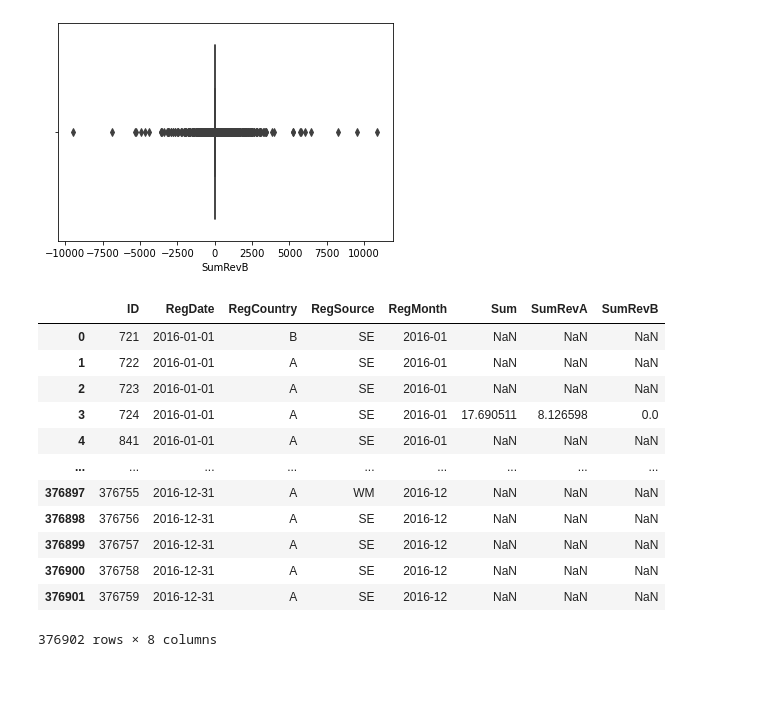
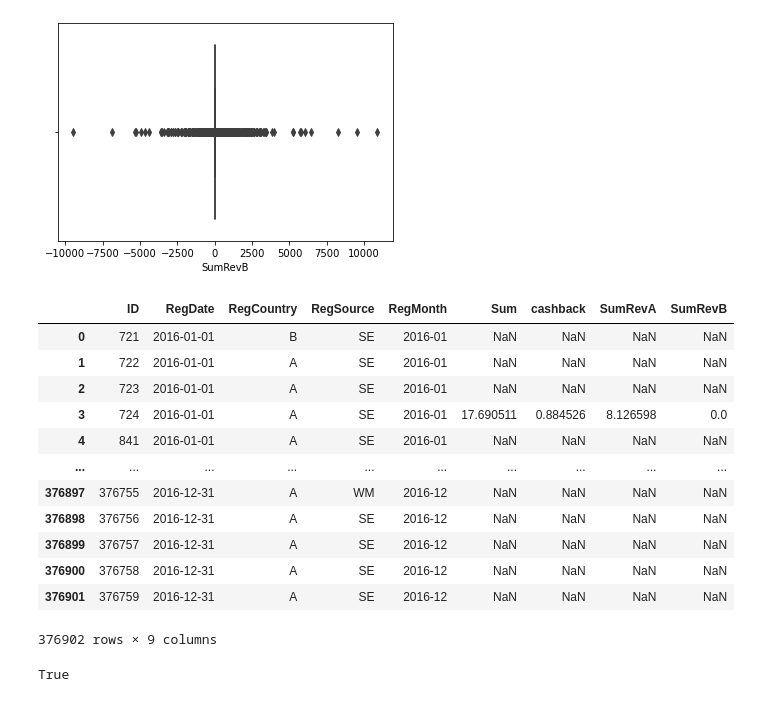
Before and after one commit to demuramax/Analysis-Report, a Jupyter notebook: analysis_report.ipynb, the cells around one changed output. Saved outputs shown, nothing was run; the diff lists cells and outputs as text; code cells hidden in the pictures.

```diff
--- a/analysis_report.ipynb
+++ b/analysis_report.ipynb
@@ -98,4 +63,4 @@ Indexing with multiple keys (implicitly converted to a tuple of keys) will be de
 # %%
-data2_sum = data2.groupby('ID', as_index=False).agg({'DepDate': 'min', 'Sum': 'sum'})
+data2_sum = data2.groupby(['ID', 'DepMonth'], as_index=False)['Sum'].sum()
 data2_sum
 # %% [output]
@@ -114,0 +80,14 @@ data2_sum
+# %%
+def get_cashback(x):
+    if x <= 100:
+        x *= 0.05
+    elif 100 < x <= 1000:
+        x *= 0.1
+    elif 1000 < x <= 10000:
+        x *= 0.15
+    else:
+        x *= 0.2
+    return x
+# %%
+data2_sum['cashback'] = data2_sum['Sum'].apply(get_cashback)
+data2_sum
@@ -114,0 +108,3 @@ data2_sum
+# %%
+total_user_cashback = data2_sum.groupby('ID', as_index=False).agg({'Sum': 'sum', 'cashback': 'sum'})
+total_user_cashback
@@ -119,19 +129,23 @@ Pass the following variable as a keyword arg: x. From version 0.12, the only val
 <AxesSubplot:xlabel='SumRevB'>
 [figure]
 # %%
-data = data1.merge(data2_sum, how='left', on='ID').merge(data3_rev, how='left', on='ID')
+data = data1.merge(total_user_cashback, how='left', on='ID').merge(data3_rev, how='left', on='ID')
 data
 # %% [output]
-|  | ID | RegDate | RegCountry | RegSource | RegMonth | Sum | SumRevA | SumRevB |
-| 0 | 721 | 2016-01-01 | B | SE | 2016-01 | NaN | NaN | NaN |
-| 1 | 722 | 2016-01-01 | A | SE | 2016-01 | NaN | NaN | NaN |
-| 2 | 723 | 2016-01-01 | A | SE | 2016-01 | NaN | NaN | NaN |
-| 3 | 724 | 2016-01-01 | A | SE | 2016-01 | 17.690511 | 8.126598 | 0.0 |
-| 4 | 841 | 2016-01-01 | A | SE | 2016-01 | NaN | NaN | NaN |
-| ... | ... | ... | ... | ... | ... | ... | ... | ... |
-| 376897 | 376755 | 2016-12-31 | A | WM | 2016-12 | NaN | NaN | NaN |
-| 376898 | 376756 | 2016-12-31 | A | SE | 2016-12 | NaN | NaN | NaN |
-| 376899 | 376757 | 2016-12-31 | A | SE | 2016-12 | NaN | NaN | NaN |
-| 376900 | 376758 | 2016-12-31 | A | SE | 2016-12 | NaN | NaN | NaN |
-| 376901 | 376759 | 2016-12-31 | A | SE | 2016-12 | NaN | NaN | NaN |
+|  | ID | RegDate | RegCountry | RegSource | RegMonth | Sum | cashback | SumRevA | SumRevB |
+| 0 | 721 | 2016-01-01 | B | SE | 2016-01 | NaN | NaN | NaN | NaN |
+| 1 | 722 | 2016-01-01 | A | SE | 2016-01 | NaN | NaN | NaN | NaN |
+| 2 | 723 | 2016-01-01 | A | SE | 2016-01 | NaN | NaN | NaN | NaN |
+| 3 | 724 | 2016-01-01 | A | SE | 2016-01 | 17.690511 | 0.884526 | 8.126598 | 0.0 |
+| 4 | 841 | 2016-01-01 | A | SE | 2016-01 | NaN | NaN | NaN | NaN |
+| ... | ... | ... | ... | ... | ... | ... | ... | ... | ... |
+| 376897 | 376755 | 2016-12-31 | A | WM | 2016-12 | NaN | NaN | NaN | NaN |
+| 376898 | 376756 | 2016-12-31 | A | SE | 2016-12 | NaN | NaN | NaN | NaN |
+| 376899 | 376757 | 2016-12-31 | A | SE | 2016-12 | NaN | NaN | NaN | NaN |
+| 376900 | 376758 | 2016-12-31 | A | SE | 2016-12 | NaN | NaN | NaN | NaN |
+| 376901 | 376759 | 2016-12-31 | A | SE | 2016-12 | NaN | NaN | NaN | NaN |
-376902 rows × 8 columns
+376902 rows × 9 columns
+# %%
+pd.isna(data['cashback'].iloc[4])
+# %% [output]
+True
```
Also changed, not shown: parts of 20 cells of this notebook.
